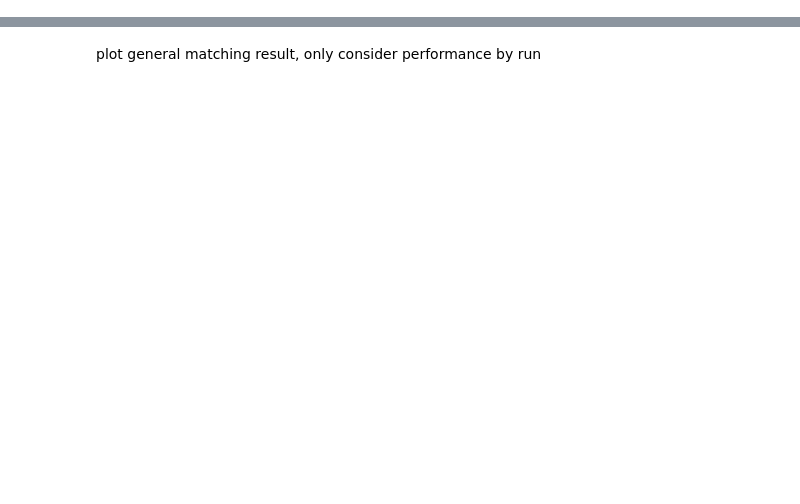
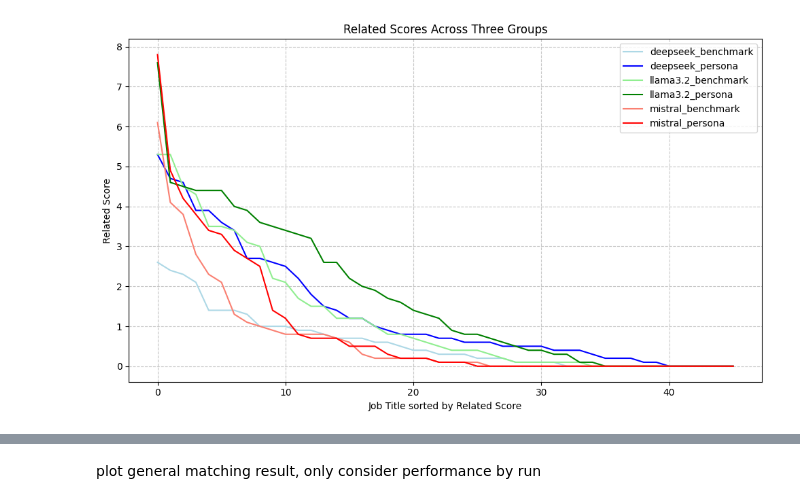
Before and after one commit to Segtanof/Teapot, a Jupyter notebook: 1_ job_match_analysis.ipynb, the cells around one changed output, grey strips where cells are left out. Drawn from its saved outputs; the diff is of its cells as text; code cells hidden in the pictures; blank space fills up the shorter version.

```diff
--- a/1_ job_match_analysis.ipynb
+++ b/1_ job_match_analysis.ipynb
@@ -73,0 +105,60 @@ print(related_array_list)
+# %%
+import pandas as pd
+import os
+import numpy as np
+import matplotlib.pyplot as plt
+import seaborn as sns
+
+# Create figure
+plt.figure(figsize=(10, 6))
+
+# Colors for the three groups (each group has a light and dark shade)
+colors = [
+    ('lightblue', 'blue'),
+    ('lightgreen', 'green'),
+    ('salmon', 'red')
+]
+
+# Process 6 files (3 groups of 2)
+for group_idx in range(3):
+    # Calculate file indices for each group (0-1, 2-3, 4-5)
+    file1_idx = group_idx * 2
+    file2_idx = file1_idx + 1
+    model1 = model_name[file1_idx]
+    model2 = model_name[file2_idx]
+
+    # Read and process first file of the group
+    df1 = pd.read_json(os.path.join(folder_name, json_files[file1_idx]), lines=False).dropna()
+    data1 = (df1.groupby("title")
+            .agg({"perfect_match": "mean", "related": "mean"})
+            .sort_values(by="related", ascending=False)
+            .reset_index())
+    data1['index'] = np.arange(len(data1))
+
+    # Read and process second file of the group
+    df2 = pd.read_json(os.path.join(folder_name, json_files[file2_idx]), lines=False).dropna()
+    data2 = (df2.groupby("title")
+            .agg({"perfect_match": "mean", "related": "mean"})
+            .sort_values(by="related", ascending=False)
+            .reset_index())
+    data2['index'] = np.arange(len(data2))
+
+    # Plot both lines with corresponding colors using lineplot
+    sns.lineplot(data=data1, x='index', y="related", color=colors[group_idx][0],
+                label=model1)
+    sns.lineplot(data=data2, x='index', y="related", color=colors[group_idx][1],
+                label=model2)
+
+# Add plot details
+plt.title('Related Scores Across Three Groups')
+plt.xlabel('Job Title sorted by Related Score')
+plt.ylabel('Related Score')
+#put the legend inside the plotm upper right corner
+plt.legend(loc='upper right', fontsize=10, title_fontsize='13')
+plt.grid(True, linestyle='--', alpha=0.7)  # Added grid for better readability
+plt.tight_layout()
+
+# Show plot
+plt.show()
+# %% [output]
+[figure, added]
```
Also changed, not shown: parts of 18 cells of this notebook, 18 other files.
